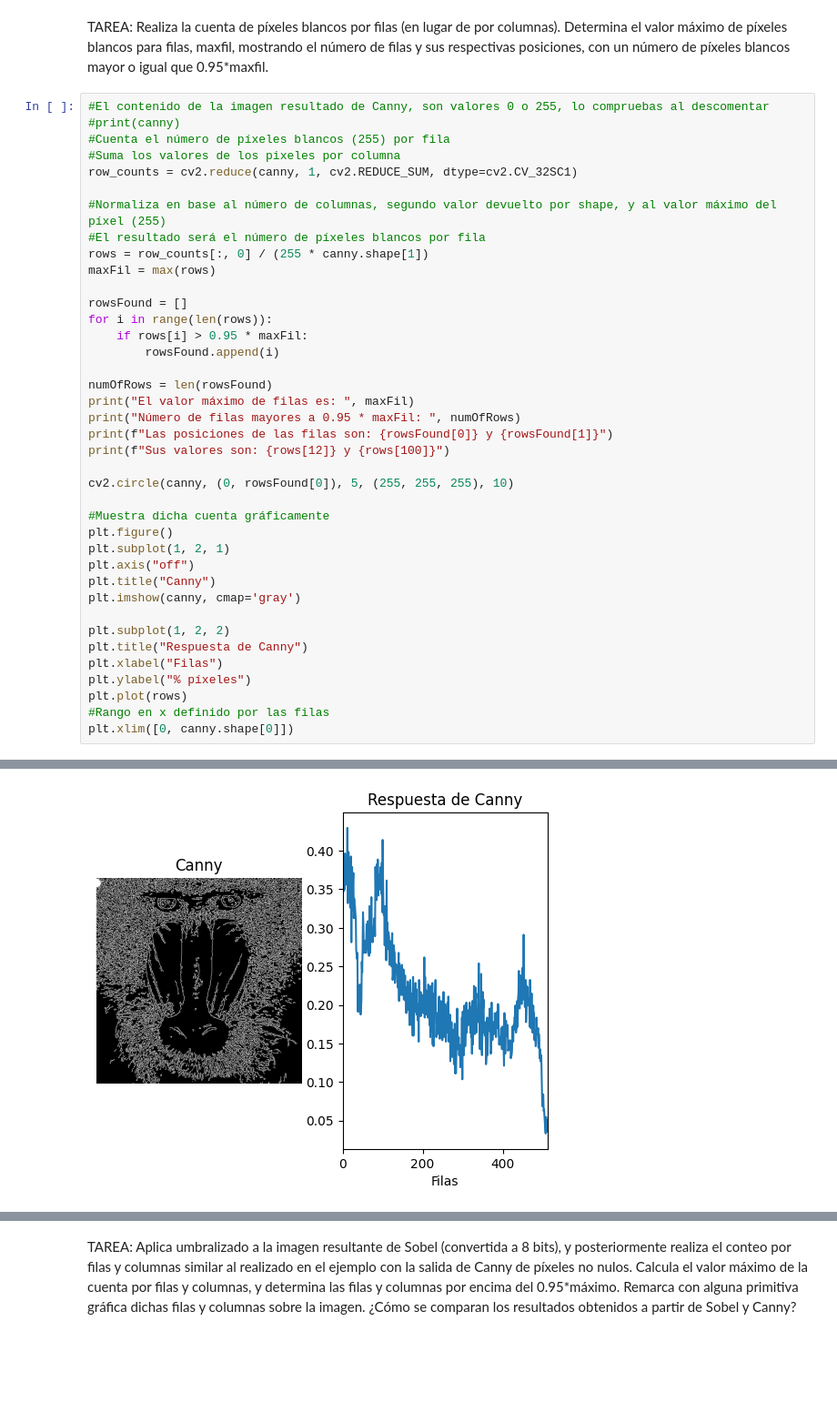
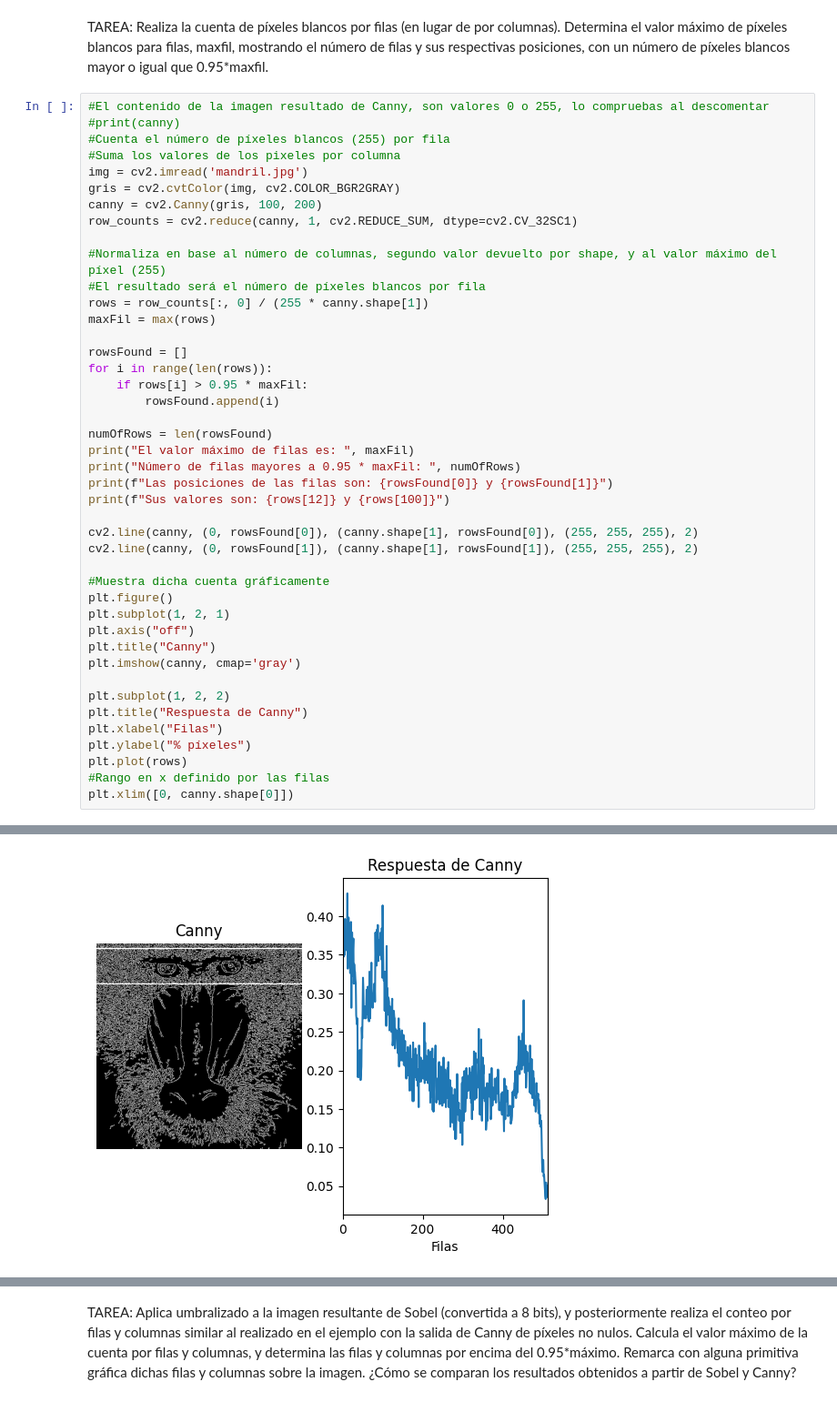
Before and after one commit to Tiago1615/VC-2, a Jupyter notebook: VC_P2.ipynb, the cells around one changed output, grey strips where cells are left out. Shown at 91% size. Drawn from its saved outputs; the diff is of its cells as text; blank space fills up the shorter version.

```diff
--- a/VC_P2.ipynb
+++ b/VC_P2.ipynb
@@ -98,6 +11,9 @@ TAREA: Realiza la cuenta de píxeles blancos por filas (en lugar de por columnas
 #print(canny)
 #Cuenta el número de píxeles blancos (255) por fila
 #Suma los valores de los pixeles por columna
+img = cv2.imread('mandril.jpg')
+gris = cv2.cvtColor(img, cv2.COLOR_BGR2GRAY)
+canny = cv2.Canny(gris, 100, 200)
 row_counts = cv2.reduce(canny, 1, cv2.REDUCE_SUM, dtype=cv2.CV_32SC1)
 
 #Normaliza en base al número de columnas, segundo valor devuelto por shape, y al valor máximo del píxel (255)
@@ -110,32 +26,33 @@ for i in range(len(rows)):
     if rows[i] > 0.95 * maxFil:
         rowsFound.append(i)
 
 numOfRows = len(rowsFound)
 print("El valor máximo de filas es: ", maxFil)
 print("Número de filas mayores a 0.95 * maxFil: ", numOfRows)
 print(f"Las posiciones de las filas son: {rowsFound[0]} y {rowsFound[1]}")
 print(f"Sus valores son: {rows[12]} y {rows[100]}")
 
-cv2.circle(canny, (0, rowsFound[0]), 5, (255, 255, 255), 10)
+cv2.line(canny, (0, rowsFound[0]), (canny.shape[1], rowsFound[0]), (255, 255, 255), 2)
+cv2.line(canny, (0, rowsFound[1]), (canny.shape[1], rowsFound[1]), (255, 255, 255), 2)
 
 #Muestra dicha cuenta gráficamente
 plt.figure()
 plt.subplot(1, 2, 1)
 plt.axis("off")
 plt.title("Canny")
 plt.imshow(canny, cmap='gray')
 
 plt.subplot(1, 2, 2)
 plt.title("Respuesta de Canny")
 plt.xlabel("Filas")
 plt.ylabel("% píxeles")
 plt.plot(rows)
 #Rango en x definido por las filas
 plt.xlim([0, canny.shape[0]])
 # %% [output]
 El valor máximo de filas es:  0.4296875
 Número de filas mayores a 0.95 * maxFil:  2
 Las posiciones de las filas son: 12 y 100
 Sus valores son: 0.4296875 y 0.4140625
 (0.0, 512.0)
-[figure, old version]
+[figure, new version]
```
Also changed, not shown: parts of 24 cells of this notebook.
